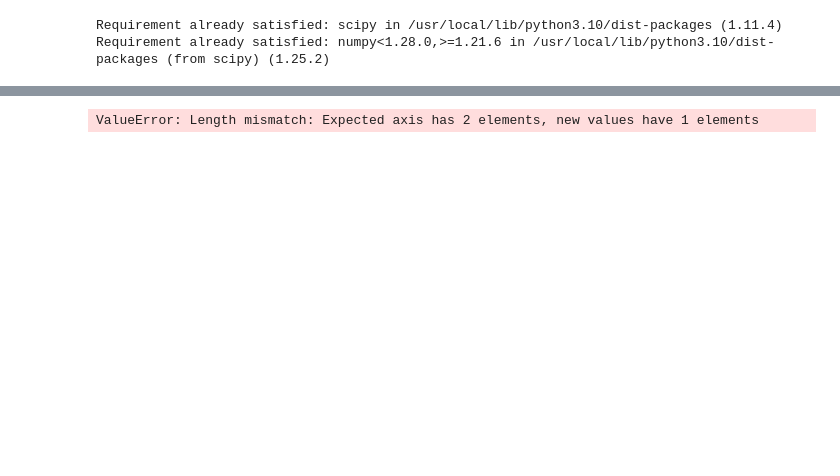
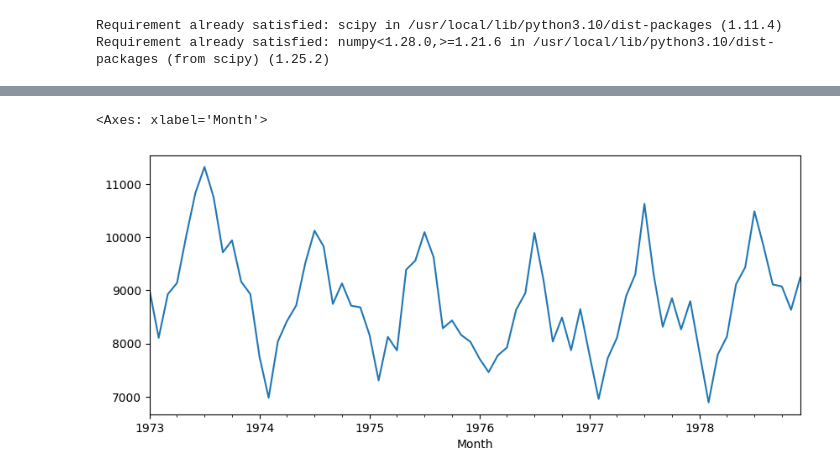
Before and after one commit to DajeanArcila/DajeanArcila, a Jupyter notebook: PROJETO_ARIMA.ipynb, the cells around one changed output, grey strips where cells are left out. Saved outputs shown, nothing was run; the diff lists cells and outputs as text; code cells hidden in the pictures; blank space fills up the shorter version.

```diff
--- a/PROJETO_ARIMA.ipynb
+++ b/PROJETO_ARIMA.ipynb
@@ -69,4 +71,7 @@ df.index.min(), df.index.max()
 # %%
-#df.columns= {'produccion'}
+df.columns= {'produccion'}
-# %% [output]
-ValueError: Length mismatch: Expected axis has 2 elements, new values have 1 elements
+# %%
+df.produccion.plot(figsize=(10,4))
+# %% [output]
+<Axes: xlabel='Month'>
+[figure, added]
```
Also changed, not shown: parts of 25 cells of this notebook.
